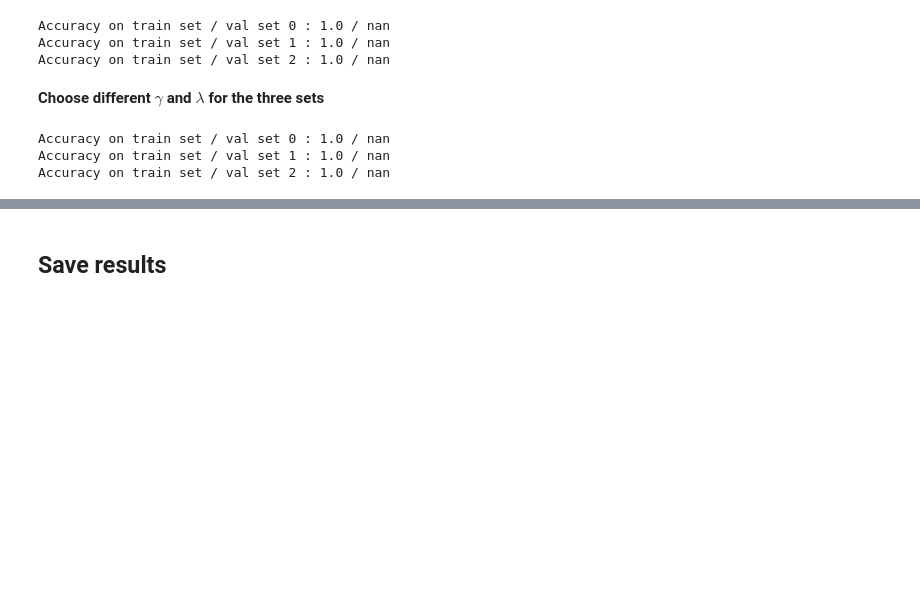
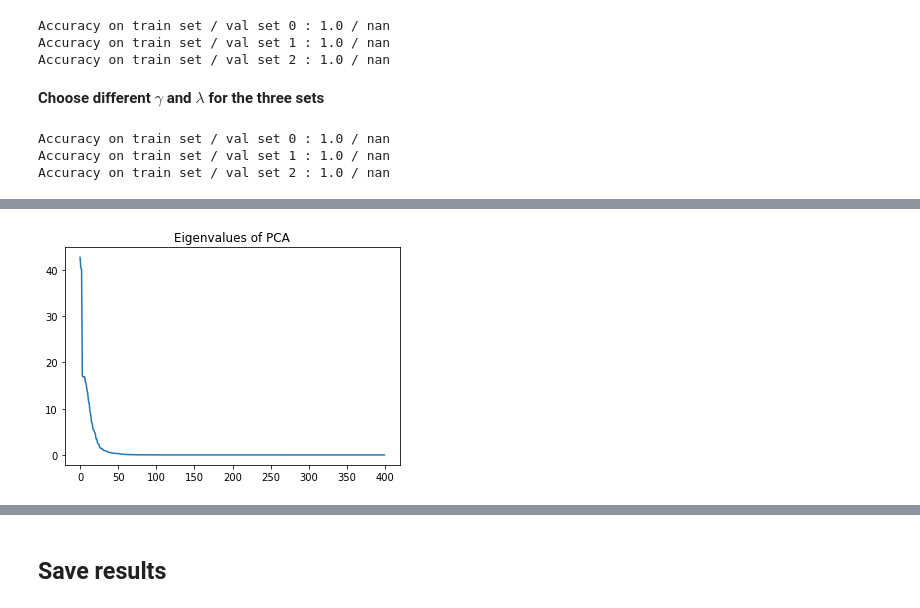
Before and after one commit to azouaoui-cv/KMML_challenge, a Jupyter notebook: Luc_Notebook.ipynb, the cells around one changed output, grey strips where cells are left out. Drawn from its saved outputs; the diff is of its cells as text; code cells hidden in the pictures; blank space fills up the shorter version.

```diff
--- a/Luc_Notebook.ipynb
+++ b/Luc_Notebook.ipynb
@@ -509,0 +596,11 @@ Accuracy on train set / val set 2 : 1.0 / nan
+# %%
+# compute PCA
+e, v = PCA(K)
+e,v = np.real(e), np.real(v)
+
+# print eigenvalues
+plt.plot(np.real(e))
+plt.title("Eigenvalues of PCA")
+plt.show()
+# %% [output]
+[figure, added]
```
Also changed, not shown: parts of 16 cells of this notebook, 1 other file.
